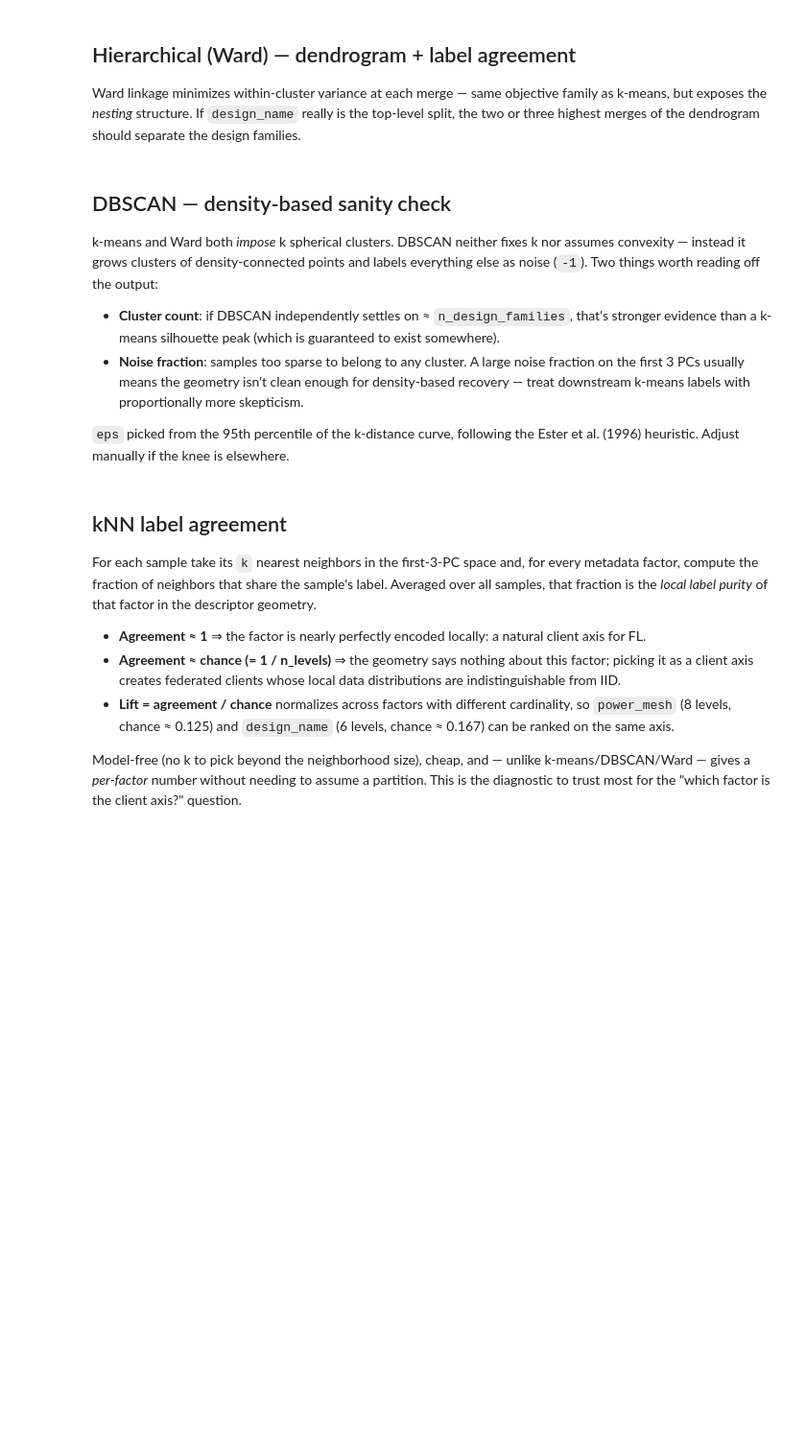
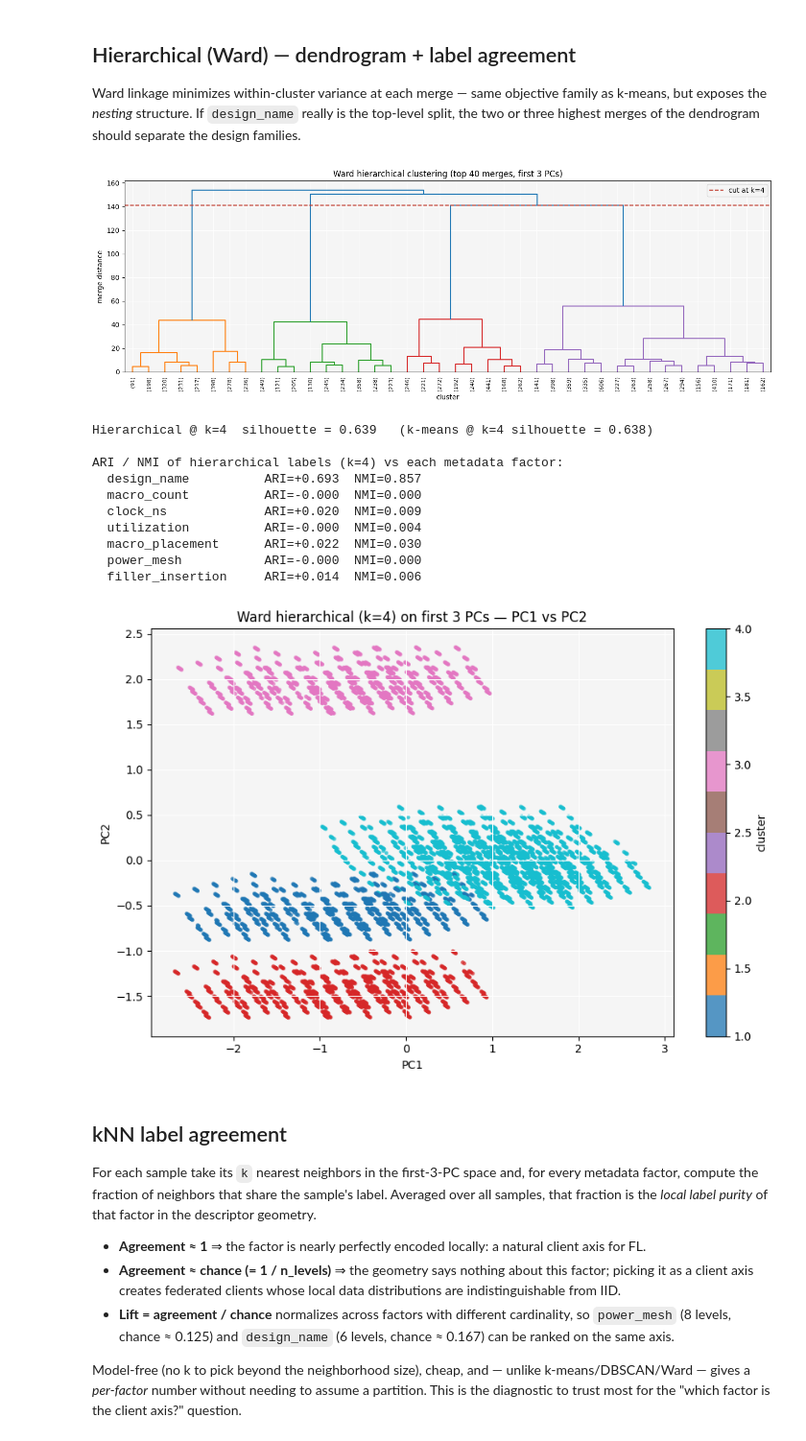
Before and after one commit to beppSpedicato/CircuitNet, a Jupyter notebook: dataset_description_and_partitioning/feature_axis_validation copy.ipynb, the cells around one changed output. Shown at 96% size. Saved outputs shown, nothing was run; the diff lists cells and outputs as text; code cells hidden in the pictures; blank space fills up the shorter version.

```diff
--- a/dataset_description_and_partitioning/feature_axis_validation copy.ipynb
+++ b/dataset_description_and_partitioning/feature_axis_validation copy.ipynb
@@ -425,55 +420,52 @@ is the top-level split, the two or three highest merges of the dendrogram
 should separate the design families.
 # %%
 from scipy.cluster.hierarchy import linkage, dendrogram, fcluster
-
+k_design = 4
 Z_link = linkage(Z3, method='ward')
 
 fig, ax = plt.subplots(figsize=(14, 5))
 dendrogram(Z_link, truncate_mode='lastp', p=40,
            leaf_rotation=90, leaf_font_size=8, ax=ax,
            color_threshold=Z_link[-(k_design - 1), 2])
 ax.axhline(Z_link[-(k_design - 1), 2], ls='--', color='#c0392b',
            label=f'cut at k={k_design}')
 ax.set_title(f'Ward hierarchical clustering (top 40 merges, first 3 PCs)')
 ax.set_xlabel('cluster'); ax.set_ylabel('merge distance')
 ax.legend()
 plt.tight_layout(); plt.show()
 
 lab_hier = fcluster(Z_link, t=k_design, criterion='maxclust')
 sil_hier = silhouette_score(Z3, lab_hier)
 print(f'Hierarchical @ k={k_design}  silhouette = {sil_hier:.3f}   '
       f'(k-means @ k={k_design} silhouette = {sil[ks.index(k_design)]:.3f})')
 
 print(f'\nARI / NMI of hierarchical labels (k={k_design}) vs each metadata factor:')
 for f in FACTOR_COLS:
     if df_full[f].nunique() < 2:
         continue
     y = df_full[f].astype(str).to_numpy()
     ari = adjusted_rand_score(y, lab_hier)
     nmi = normalized_mutual_info_score(y, lab_hier)
     print(f'  {f:20s} ARI={ari:+.3f}  NMI={nmi:.3f}')
 
 fig, ax = plt.subplots(figsize=(9, 6))
 sc_ = ax.scatter(Z3[:, 0], Z3[:, 1], c=lab_hier, cmap='tab10',
                  s=12, alpha=0.75, edgecolor='none')
 ax.set_title(f'Ward hierarchical (k={k_design}) on first 3 PCs — PC1 vs PC2')
 ax.set_xlabel('PC1'); ax.set_ylabel('PC2')
 plt.colorbar(sc_, ax=ax, label='cluster')
-plt.tight_layout(); plt.show()
+plt.tight_layout()
+plt.show()
+# %% [output]
+[figure, added]
+Hierarchical @ k=4  silhouette = 0.639   (k-means @ k=4 silhouette = 0.638)
+
+ARI / NMI of hierarchical labels (k=4) vs each metadata factor:
+  design_name          ARI=+0.693  NMI=0.857
+  macro_count          ARI=-0.000  NMI=0.000
+  clock_ns             ARI=+0.020  NMI=0.009
+  utilization          ARI=-0.000  NMI=0.004
+  macro_placement      ARI=+0.022  NMI=0.030
+  power_mesh           ARI=-0.000  NMI=0.000
+  filler_insertion     ARI=+0.014  NMI=0.006
+[figure, added]
-# %% [markdown]
-## DBSCAN — density-based sanity check
-
-k-means and Ward both *impose* k spherical clusters. DBSCAN neither fixes k nor
-assumes convexity — instead it grows clusters of density-connected points and
-labels everything else as noise (`-1`). Two things worth reading off the output:
-
-- **Cluster count**: if DBSCAN independently settles on ≈ `n_design_families`,
-  that's stronger evidence than a k-means silhouette peak (which is guaranteed
-  to exist somewhere).
-- **Noise fraction**: samples too sparse to belong to any cluster. A large
-  noise fraction on the first 3 PCs usually means the geometry isn't clean
-  enough for density-based recovery — treat downstream k-means labels with
-  proportionally more skepticism.
-
-`eps` picked from the 95th percentile of the k-distance curve, following the
-Ester et al. (1996) heuristic. Adjust manually if the knee is elsewhere.
```
Also changed, not shown: parts of 4 cells of this notebook.
